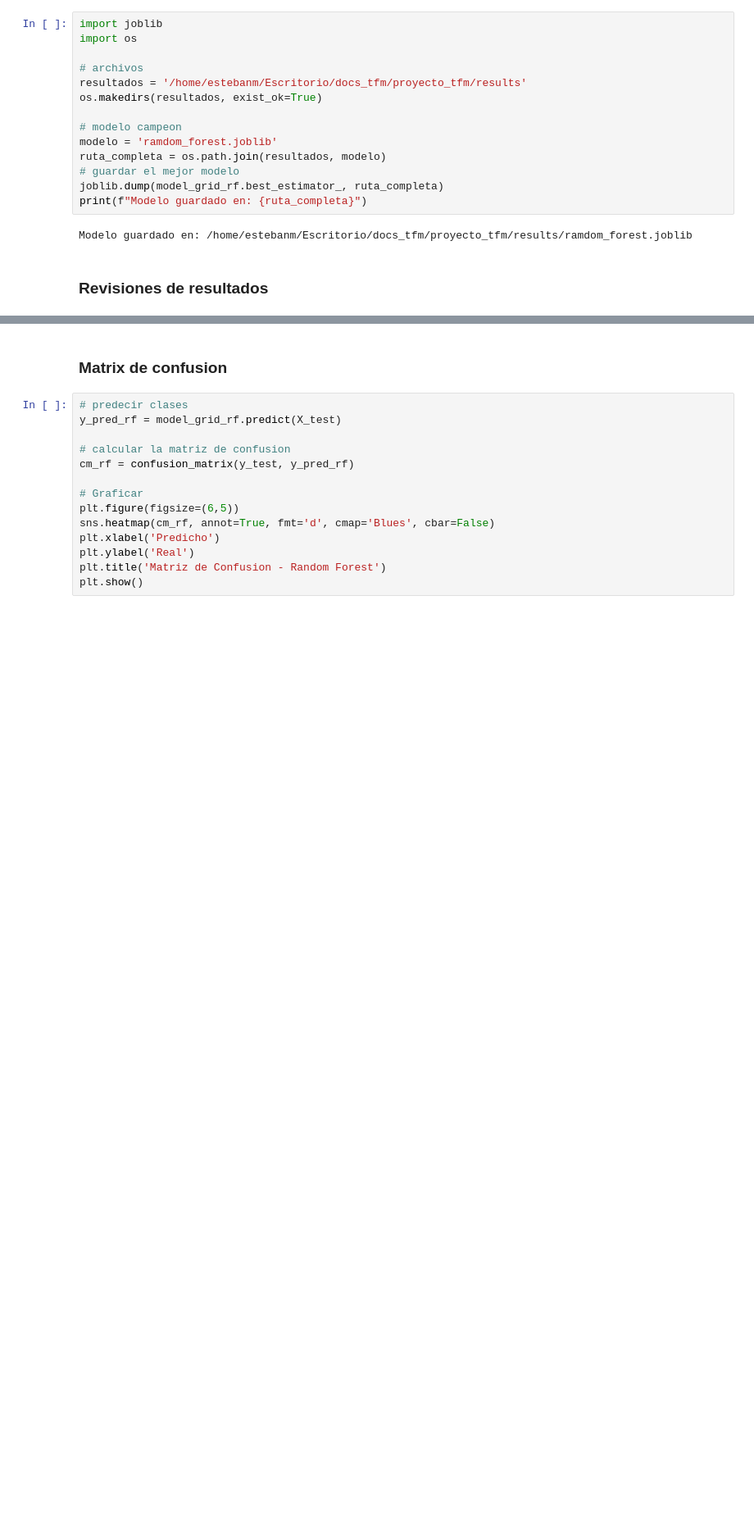
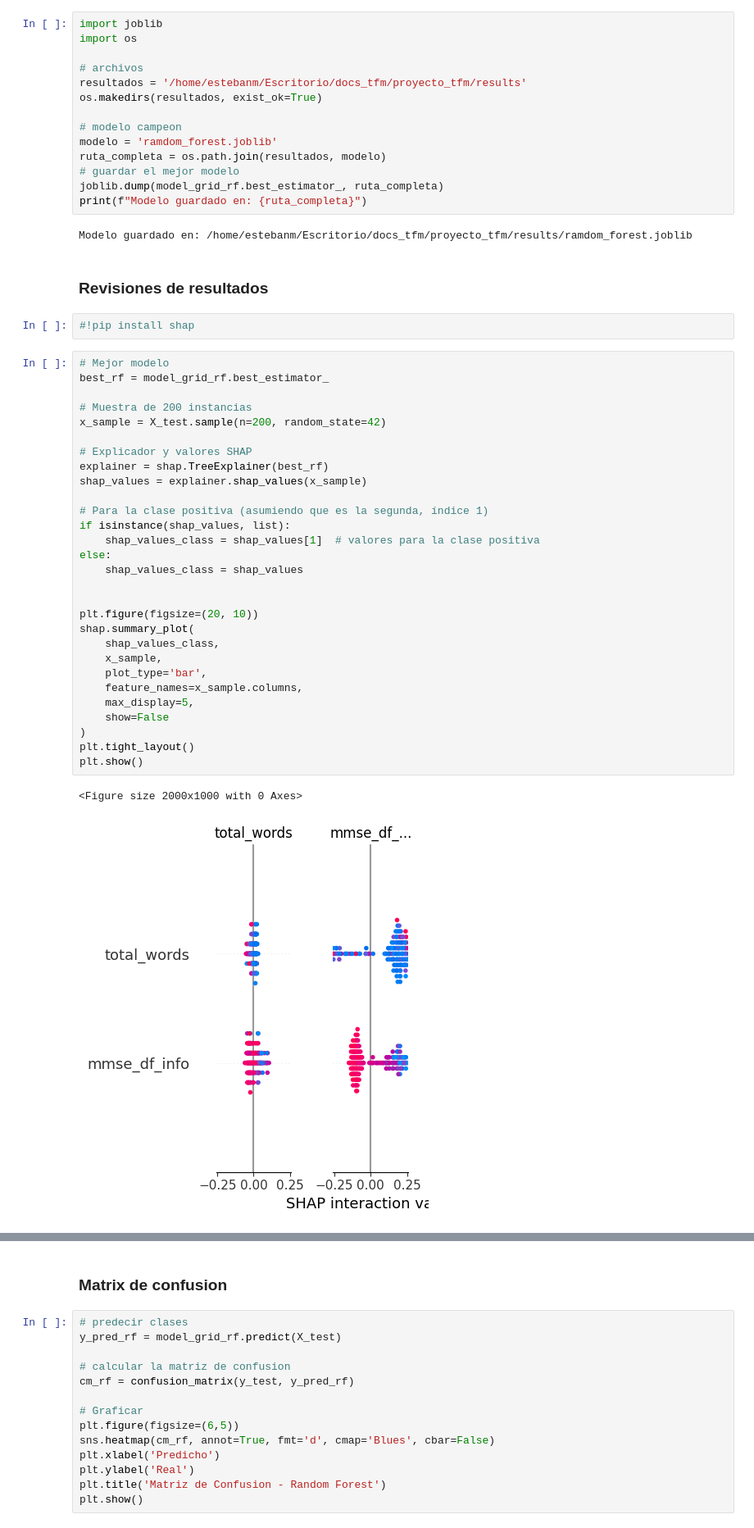
Before and after one commit to Victor-AFT/TFM_Process, a Jupyter notebook: ML_models/Analysis_tfm_spanish.ipynb, the cells around one changed output, grey strips where cells are left out. Shown at 82% size. Drawn from its saved outputs; the diff is of its cells as text; blank space fills up the shorter version.

```diff
--- a/ML_models/Analysis_tfm_spanish.ipynb
+++ b/ML_models/Analysis_tfm_spanish.ipynb
@@ -943,6 +945,40 @@ print(f"Modelo guardado en: {ruta_completa}")
 Modelo guardado en: /home/estebanm/Escritorio/docs_tfm/proyecto_tfm/results/ramdom_forest.joblib
 # %% [markdown]
 ### Revisiones de resultados
+# %%
+#!pip install shap
+# %%
+# Mejor modelo
+best_rf = model_grid_rf.best_estimator_
+
+# Muestra de 200 instancias
+x_sample = X_test.sample(n=200, random_state=42)
+
+# Explicador y valores SHAP
+explainer = shap.TreeExplainer(best_rf)
+shap_values = explainer.shap_values(x_sample)
+
+# Para la clase positiva (asumiendo que es la segunda, índice 1)
+if isinstance(shap_values, list):
+    shap_values_class = shap_values[1]  # valores para la clase positiva
+else:
+    shap_values_class = shap_values
+
+
+plt.figure(figsize=(20, 10))
+shap.summary_plot(
+    shap_values_class,
+    x_sample,
+    plot_type='bar',
+    feature_names=x_sample.columns,
+    max_display=5,
+    show=False
+)
+plt.tight_layout()
+plt.show()
+# %% [output]
+<Figure size 2000x1000 with 0 Axes>
+[figure, added]
 # %%
 # obtener el mejor modelo del RandomizedSearchCV
 best_rf = model_grid_rf.best_estimator_
```
Also changed, not shown: parts of 19 cells of this notebook.
